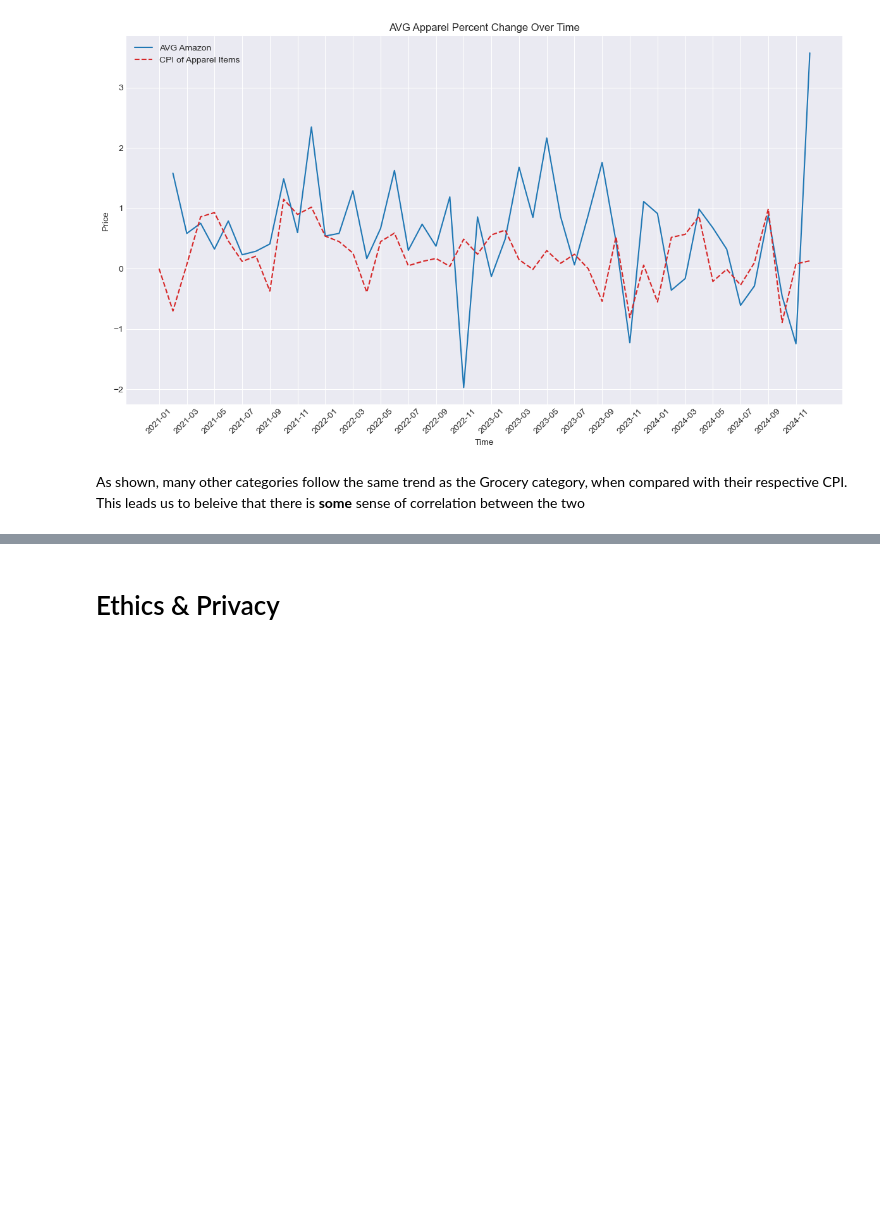
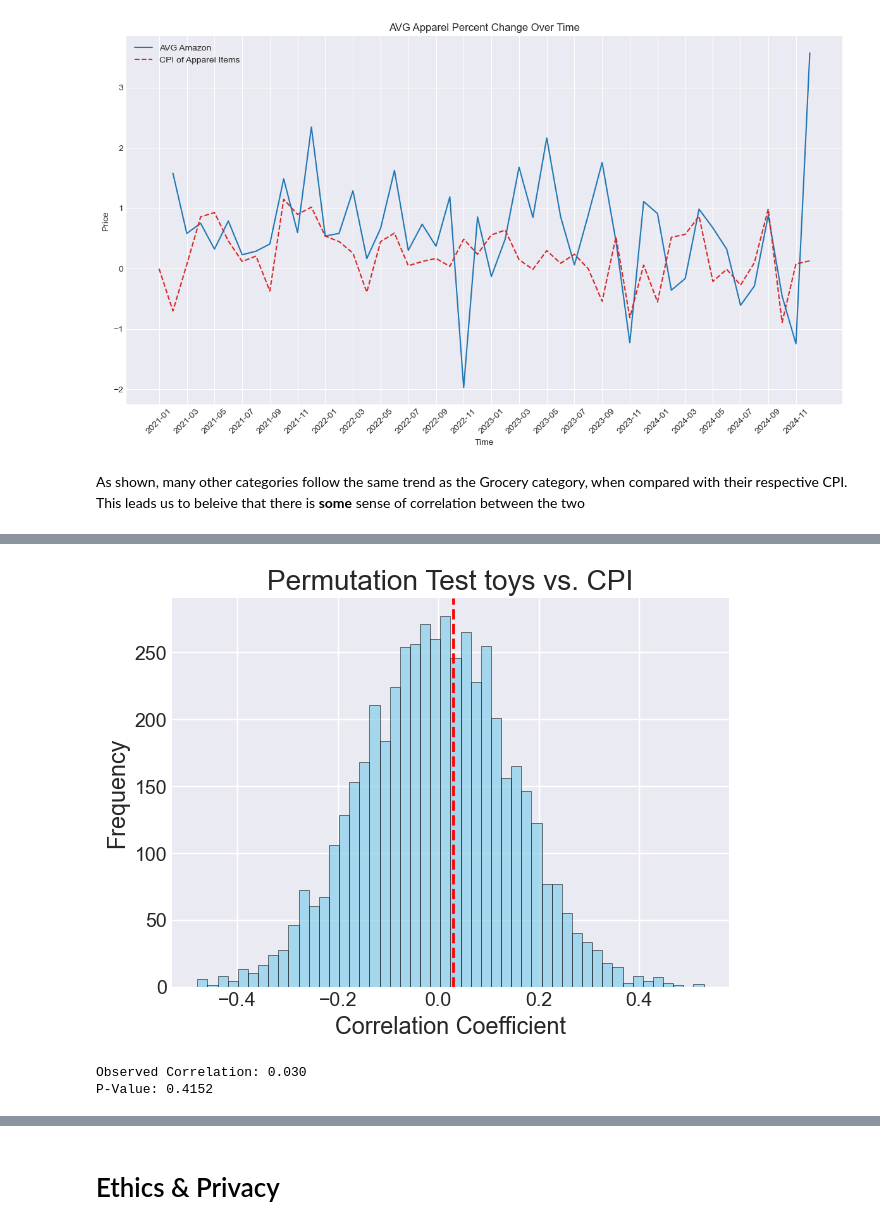
Before and after one commit to domwrm/Amazon-Pricing-Anlysis, a Jupyter notebook: EDACheckpoint_Group031_WI25.ipynb, the cells around one changed output, grey strips where cells are left out. Cells and saved outputs as stored; diff of their text form; code cells hidden in the pictures; blank space fills up the shorter version.

```diff
--- a/EDACheckpoint_Group031_WI25.ipynb
+++ b/EDACheckpoint_Group031_WI25.ipynb
@@ -1115,0 +1205,6 @@ As shown, many other categories follow the same trend as the Grocery category, w
+# %%
+perform_permutation_test('toys', 'data/cpi_data/toys.csv')
+# %% [output]
+[figure, added]
+Observed Correlation: 0.030
+P-Value: 0.4152
```
Also changed, not shown: parts of 11 cells of this notebook.
